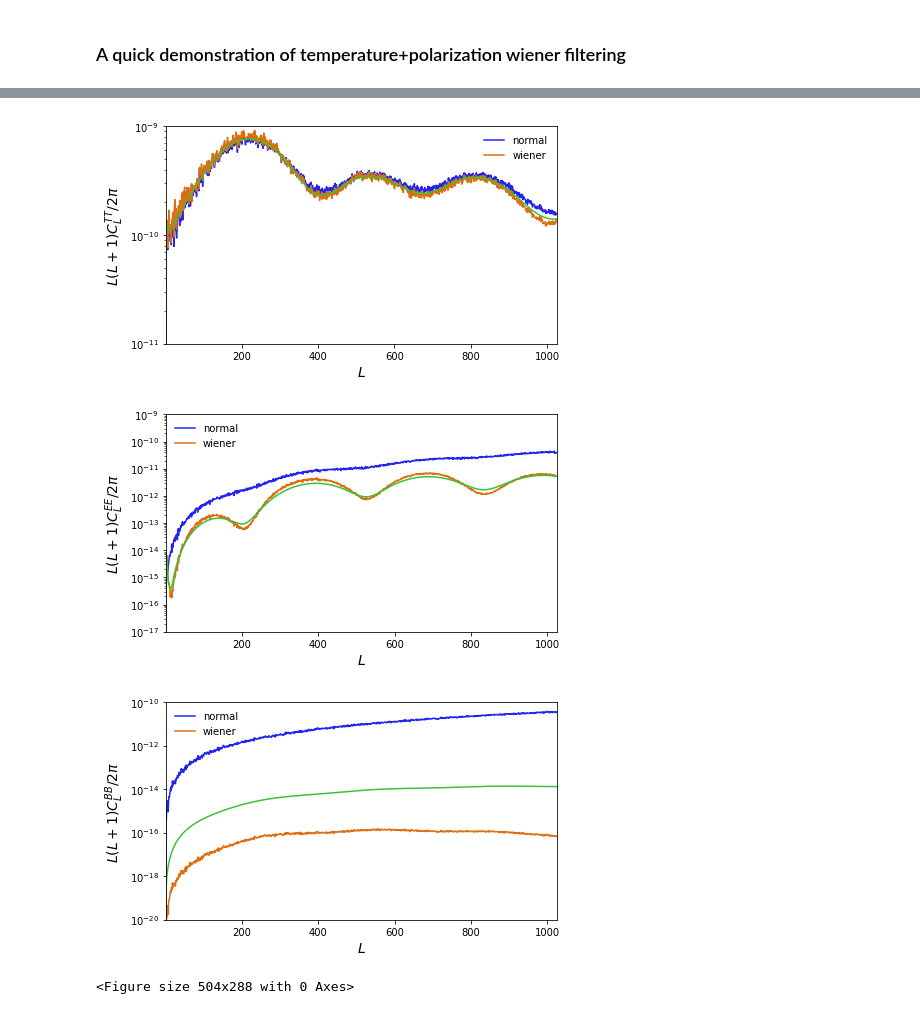
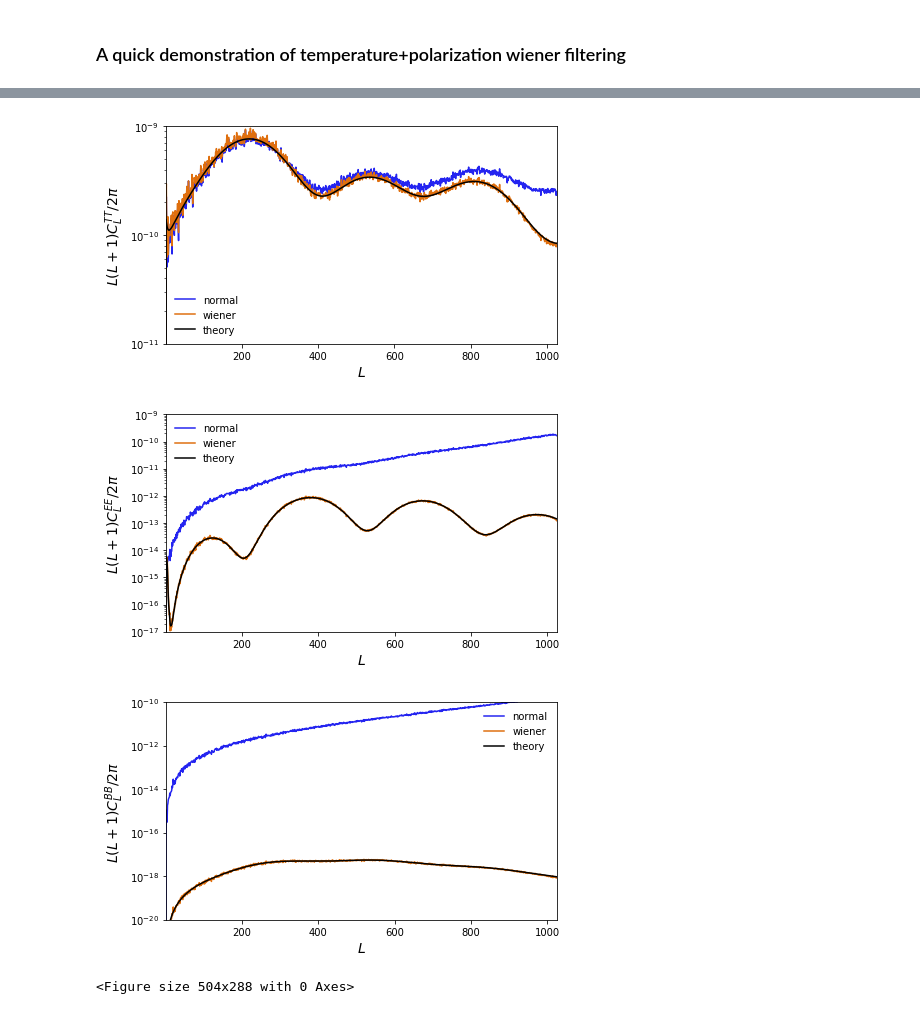
Before and after one commit to toshiyan/cmblensplus, a Jupyter notebook: example/wiener/wiener.ipynb, the cells around one changed output, grey strips where cells are left out. Cells and saved outputs as stored; diff of their text form; code cells hidden in the pictures.

```diff
--- a/example/wiener/wiener.ipynb
+++ b/example/wiener/wiener.ipynb
@@ -40,3 +44,7 @@ W2 correction and fsky are 0.7480608622233073 0.7480608622233073
+# %%
+#bl = np.ones((1,lmax+1)) # beam function
+bl = 1./cmb.beam(10.,lmax)
+Bl = np.reshape(bl,(1,lmax+1))
 # %%
 # Gaussian alms are generated here
 alm, nlm = {}, {}
@@ -59,0 +65,23 @@ invN = np.reshape(np.array((invn,invn*2.,invn*2.)),(3,1,npix))
+# %%
+# Wiener filtering (test with the trivial case)
+# inverse noise covariance
+invn = I * (sigma*(np.pi/10800.)/Tcmb)**(-2)
+invN = np.reshape(np.array((invn,invn/2.,invn/2.)),(3,1,npix))
+# TQU
+TQU = np.reshape(np.array((omap['T'],omap['Q'],omap['U'])),(3,1,npix)) # restrict T, Q, U to observed area
+# Computing filtered-alms
+ilm = {}
+ilm['T'], ilm['E'], ilm['B'] = cs.cninv.cnfilter_freq(3,1,npix,lmax,cl[0:3,:],Bl,invN,TQU,chn=1,itns=[1000],eps=[1e-5],filter='W',ro=10,stat='status.txt')
+# %%
+for i, (m, y0, y1) in enumerate([('T',1e-11,1e-9),('E',1e-17,1e-9),('B',1e-20,1e-10)]):
+    pl.plot_1dstyle(fsize=[7,4],xmin=2,xmax=lmax,ymin=y0,ymax=y1,ylog=True,ylab=r'$L(L+1)C_L^{'+m+m+'}/2\pi$')
+    cl0 = cs.utils.alm2cl(lmax,olm[m])/w2/bl**2
+    cl1 = cs.utils.alm2cl(lmax,ilm[m])
+    plot(l,lfac*cl0,label='signal+noise')
+    plot(l,lfac*cl1,label='wiener')
+    pfac = 1
+    if i>=1:  pfac=2
+    plot(l,lfac*cl[i,:]**2/(cl[i,:]+Nl*pfac/bl**2),color='k',label='theory')
+    legend()
+    show()
+    clf()
@@ -60,10 +93,13 @@ invN = np.reshape(np.array((invn,invn*2.,invn*2.)),(3,1,npix))
 # %%
-# Wiener filtering
-tqu, nu = 3, 1 # TQU and signal frequency
-bl = np.ones((1,lmax+1)) # beam function
+# Wiener filtering (with realistic mask)
+# inverse noise covariance
+invn = W * (sigma*(np.pi/10800.)/Tcmb)**(-2)
+invN = np.reshape(np.array((invn,invn/2.,invn/2.)),(3,1,npix))
+# TQU
 TQU = np.reshape(np.array((omap['T']*M,omap['Q']*M,omap['U']*M)),(3,1,npix)) # restrict T, Q, U to observed area
+# Computing filtered-alms
 wlm = {}
-wlm['T'], wlm['E'], wlm['B'] = cs.cninv.cnfilter_freq(tqu,nu,npix,lmax,cl[0:3,:],bl,invN,TQU,chn=1,itns=[1000],eps=[1e-5],filter='W',ro=10,stat='status.txt')
+wlm['T'], wlm['E'], wlm['B'] = cs.cninv.cnfilter_freq(3,1,npix,lmax,cl[0:3,:],Bl,invN,TQU,chn=1,itns=[1000],eps=[1e-5],filter='W',ro=10,stat='status.txt')
 # %%
 var=!cat 'status.txt'
 print(var)
@@ -91,16 +127,18 @@ for s in ['T','E','B']:
 # %%
 for i, (m, y0, y1) in enumerate([('T',1e-11,1e-9),('E',1e-17,1e-9),('B',1e-20,1e-10)]):
     pl.plot_1dstyle(fsize=[7,4],xmin=2,xmax=lmax,ymin=y0,ymax=y1,ylog=True,ylab=r'$L(L+1)C_L^{'+m+m+'}/2\pi$')
-    cl0 = cs.utils.alm2cl(lmax,olm[m])/w2
+    cl0 = cs.utils.alm2cl(lmax,olm[m])/w2/bl**2
     cl1 = cs.utils.alm2cl(lmax,wlm[m])/fsky
     plot(l,lfac*cl0,label='normal')
     plot(l,lfac*cl1,label='wiener')
-    plot(l,lfac*cl[i,:])
+    pfac = 1
+    if i>=1:  pfac=2
+    plot(l,lfac*cl[i,:]**2/(cl[i,:]+Nl*pfac/bl**2),color='k',label='theory')
     legend()
     show()
     clf()
 # %% [output]
-[figure, old version]
+[figure, new version]
-[figure, old version]
+[figure, new version]
-[figure, old version]
+[figure, new version]
 <Figure size 504x288 with 0 Axes>
```
Also changed, not shown: parts of 11 cells of this notebook.
